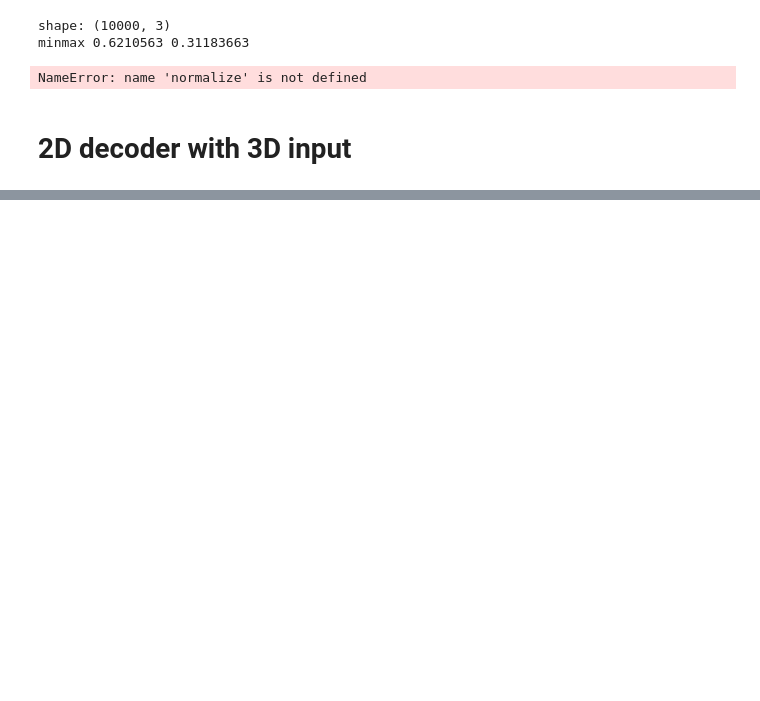
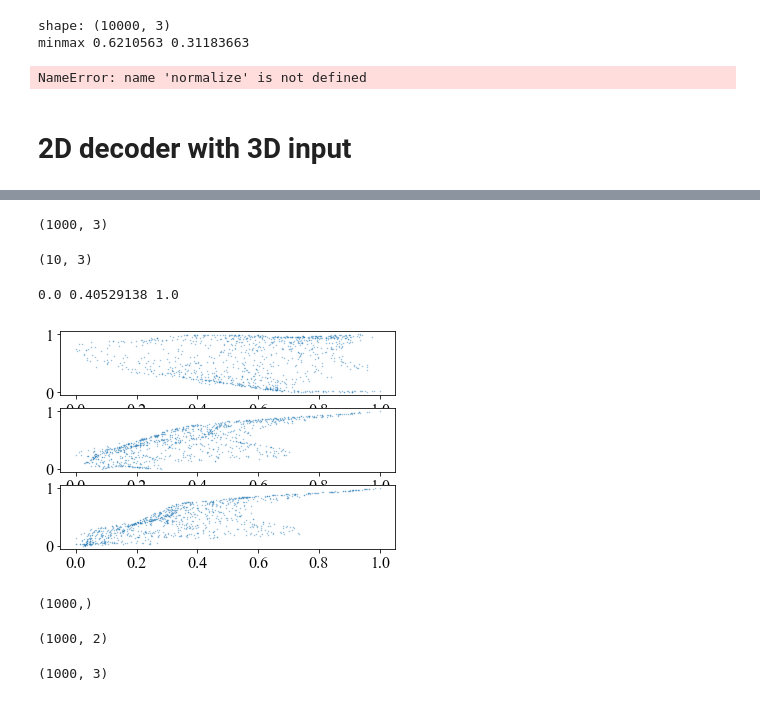
Before and after one commit to voschezang/trash-image-classification, a Jupyter notebook: src/nn/nn-autoencoder-random-large.ipynb, the cells around one changed output, grey strips where cells are left out. Cells and saved outputs as stored; diff of their text form; code cells hidden in the pictures; blank space fills up the shorter version.

```diff
--- a/src/nn/nn-autoencoder-random-large.ipynb
+++ b/src/nn/nn-autoencoder-random-large.ipynb
@@ -247,7 +248,8 @@ def decoder(input_length=2, w=100, k_init = 'glorot_normal', b_init = 'glorot_no
     decoder.compile(optimizer='adam', loss='categorical_crossentropy')
     return decoder, decoder.summary
 # %%
-model, summary = decoder(3)
+input_length = 3
+model, summary = decoder(input_length)
 summary()
 # %% [output]
 _________________________________________________________________
@@ -269,0 +281,58 @@ _________________________________________________________________
+# %%
+# store data for each instance independently
+x_test_list = []
+n = 1000 * 1
+for z in [0, 0.5, 0.6]:
+    x_test = np.random.random([n,input_length])
+    x_test[:,0] = z
+    x_test_list.append(x_test)
+x_test.shape
+# %% [output]
+(1000, 3)
+# %%
+y_test_list = []
+for x_test in x_test_list:
+    y_test_list.append(model.predict(x_test))
+y_test.shape
+# %% [output]
+(10, 3)
+# %%
+# scale/normalize data, based on features
+# axis determines whether the data is scaled based on the 'global' features
+# axis = 0: max per feature (between instances)
+# axis = 1: max per instance (ignore features)
+# e.g. np.arange(9).reshape(3,3).max(axis=0)
+
+# MinMaxScaler uses axis=0
+min_max_scaler = preprocessing.MinMaxScaler()
+y_test_xy_list = []
+for y_test in y_test_list:
+    y_test_xy = y_test[:,1:3] # omit z
+    normalized = min_max_scaler.fit_transform(y_test_xy)
+    y_test_xy_list.append(normalized)
+
+print(normalized.min(), normalized.mean(), normalized.max())
+# %% [output]
+0.0 0.40529138 1.0
+# %%
+plt.figure(1)
+for i,plot_config in enumerate([311,312,313]):
+    plt.subplot(plot_config)
+    x_values = y_test_xy_list[i][:,0]
+    y_values = y_test_xy_list[i][:,1]
+    plt.scatter(x_values, y_values, alpha=0.5, s=0.2)
+# plt.scatter(x_values, y_values, alpha=0.5, s=0.2)
+# %% [output]
+[figure, added]
+# %%
+y_values.shape
+# %% [output]
+(1000,)
+# %%
+y_test_xy_list[0].shape
+# %% [output]
+(1000, 2)
+# %%
+y_test_list[0].shape
+# %% [output]
+(1000, 3)
```
Also changed, not shown: parts of 5 cells of this notebook.
